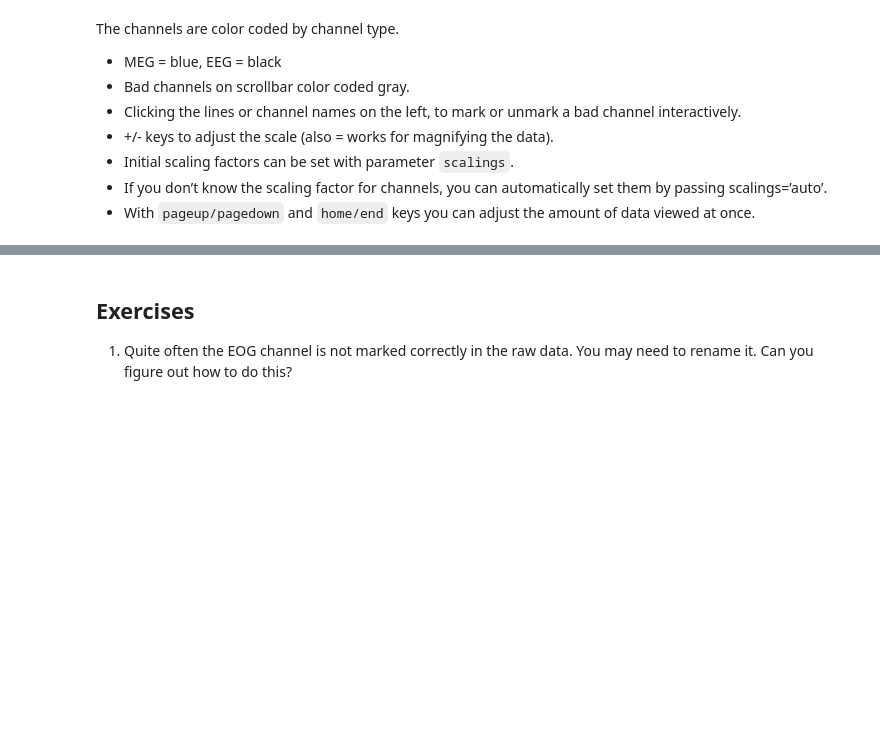
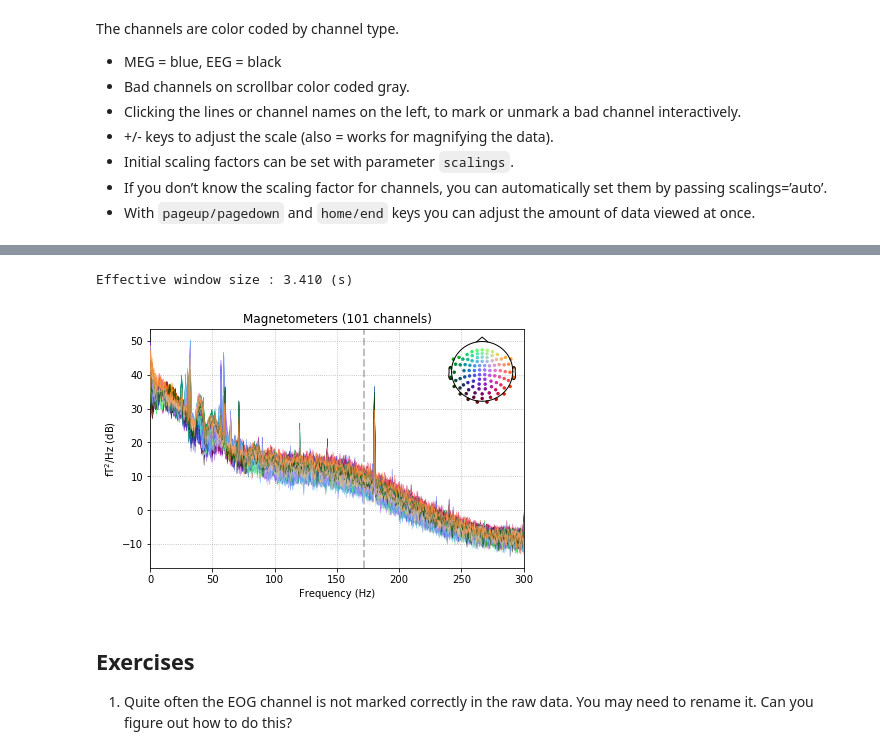
Before and after one commit to jasmainak/mne-workshop-brown, a Jupyter notebook: content/raw_to_evoked/raw.ipynb, the cells around one changed output, grey strips where cells are left out. Saved outputs shown, nothing was run; the diff lists cells and outputs as text; code cells hidden in the pictures; blank space fills up the shorter version.

```diff
--- a/content/raw_to_evoked/raw.ipynb
+++ b/content/raw_to_evoked/raw.ipynb
@@ -184,3 +193,8 @@ The channels are color coded by channel type.
+# %%
+fig = raw.copy().pick_types(meg='mag').plot_psd(spatial_colors=True, show=False);
+# %% [output]
+Effective window size : 3.410 (s)
+[figure, added]
 # %% [markdown]
 Exercises
 --------------
```
Also changed, not shown: parts of 16 cells of this notebook, 5 other files.
